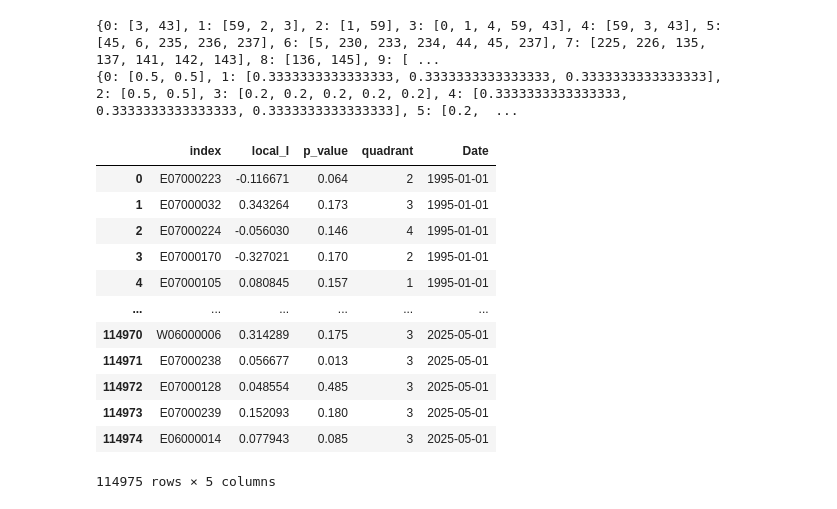
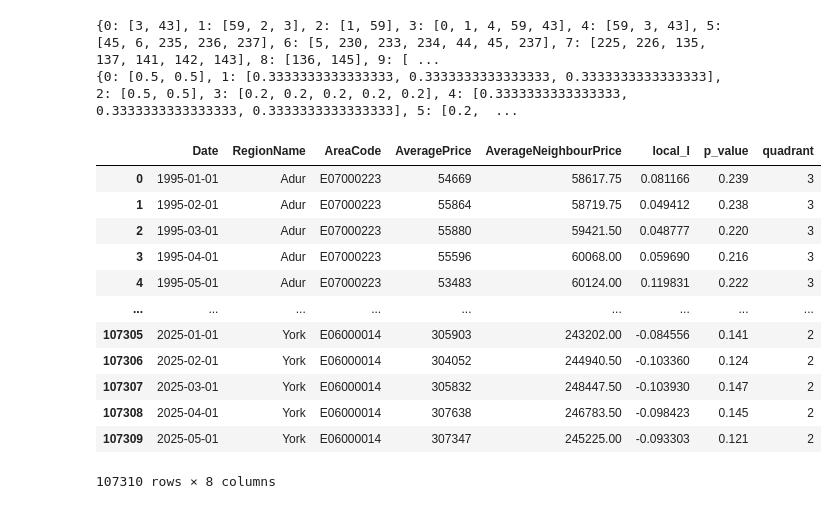
Before and after one commit to sxl634/UK-average-house-price-prediction, a Jupyter notebook: notebooks/data preprocessing/1_bordering las.ipynb, the cells around one changed output. Drawn from its saved outputs; the diff is of its cells as text; code cells hidden in the pictures.

```diff
--- a/notebooks/data preprocessing/1_bordering las.ipynb
+++ b/notebooks/data preprocessing/1_bordering las.ipynb
@@ -32,11 +30,10 @@ gdf[['LAD25CD', 'LAD25NM']].to_csv("local_authority_districts.csv", index=False)
 # %% [markdown]
 Centroids and rook contiguity neighbours
 # %%
-# Filter to only England
-gdf = gdf[gdf[id_column].str[0].isin(["E"])]
-
 # Ensure consistent projection
 gdf = gdf.to_crs(epsg=27700)  # British National Grid
+
+gdf['area_km2'] = gdf.geometry.area / 1e6
 
 # Compute centroids (in projected CRS)
 gdf["centroid_x"] = gdf.geometry.centroid.x
@@ -76,6 +73,7 @@ hpi_raw = hpi_raw[hpi_raw['AreaCode'].isin(la_list['LAD25CD'])]
 hpi_raw['Date'] = pd.to_datetime(hpi_raw['Date'], format='%d/%m/%Y')
 
 hpi_raw = hpi_raw[hpi_raw['AreaCode'] != 'E06000046'] # Exclude Isle of Wight as no neighbours
+hpi_raw = hpi_raw[hpi_raw['AreaCode'] != 'E06000053'] # Exclude Isles of Scilly as no neighbours
 # %% [markdown]
 Calculate the average neighbours average value
 # %%
@@ -120 +98,8 @@ gdf
+# %%
+hpi = pd.merge(
+    hpi_raw,
+    la_neighbour_avg,
+    on=['Date', 'RegionName', 'AreaCode'],
+    how='left'
+)
 # %%
@@ -152,17 +133,11 @@ local_moran_df = pd.concat(results)
 local_moran_df.reset_index(inplace=True)
 # %%
 local_moran_df
+
+hpi = pd.merge(
+    hpi,
+    local_moran_df,
+    left_on=['Date', 'AreaCode'],
+    right_on=['Date', 'index'],
+    how='left'
+).drop(columns=['index'])
-# %% [output]
-|  | index | local_I | p_value | quadrant | Date |
-| 0 | E07000223 | -0.116671 | 0.064 | 2 | 1995-01-01 |
-| 1 | E07000032 | 0.343264 | 0.173 | 3 | 1995-01-01 |
-| 2 | E07000224 | -0.056030 | 0.146 | 4 | 1995-01-01 |
-| 3 | E07000170 | -0.327021 | 0.170 | 2 | 1995-01-01 |
-| 4 | E07000105 | 0.080845 | 0.157 | 1 | 1995-01-01 |
-| ... | ... | ... | ... | ... | ... |
-| 114970 | W06000006 | 0.314289 | 0.175 | 3 | 2025-05-01 |
-| 114971 | E07000238 | 0.056677 | 0.013 | 3 | 2025-05-01 |
-| 114972 | E07000128 | 0.048554 | 0.485 | 3 | 2025-05-01 |
-| 114973 | E07000239 | 0.152093 | 0.180 | 3 | 2025-05-01 |
-| 114974 | E06000014 | 0.077943 | 0.085 | 3 | 2025-05-01 |
-114975 rows × 5 columns
@@ -171,0 +144,16 @@ neighbors_df.to_csv("england_wales_local_authority_neighbors.csv", index=False)
+# %%
+hpi
+# %% [output]
+|  | Date | RegionName | AreaCode | AveragePrice | AverageNeighbourPrice | local_I | p_value | quadrant |
+| 0 | 1995-01-01 | Adur | E07000223 | 54669 | 58617.75 | 0.081166 | 0.239 | 3 |
+| 1 | 1995-02-01 | Adur | E07000223 | 55864 | 58719.75 | 0.049412 | 0.238 | 3 |
+| 2 | 1995-03-01 | Adur | E07000223 | 55880 | 59421.50 | 0.048777 | 0.220 | 3 |
+| 3 | 1995-04-01 | Adur | E07000223 | 55596 | 60068.00 | 0.059690 | 0.216 | 3 |
+| 4 | 1995-05-01 | Adur | E07000223 | 53483 | 60124.00 | 0.119831 | 0.222 | 3 |
+| ... | ... | ... | ... | ... | ... | ... | ... | ... |
+| 107305 | 2025-01-01 | York | E06000014 | 305903 | 243202.00 | -0.084556 | 0.141 | 2 |
+| 107306 | 2025-02-01 | York | E06000014 | 304052 | 244940.50 | -0.103360 | 0.124 | 2 |
+| 107307 | 2025-03-01 | York | E06000014 | 305832 | 248447.50 | -0.103930 | 0.147 | 2 |
+| 107308 | 2025-04-01 | York | E06000014 | 307638 | 246783.50 | -0.098423 | 0.145 | 2 |
+| 107309 | 2025-05-01 | York | E06000014 | 307347 | 245225.00 | -0.093303 | 0.121 | 2 |
+107310 rows × 8 columns
```
Also changed, not shown: parts of 15 cells of this notebook.
